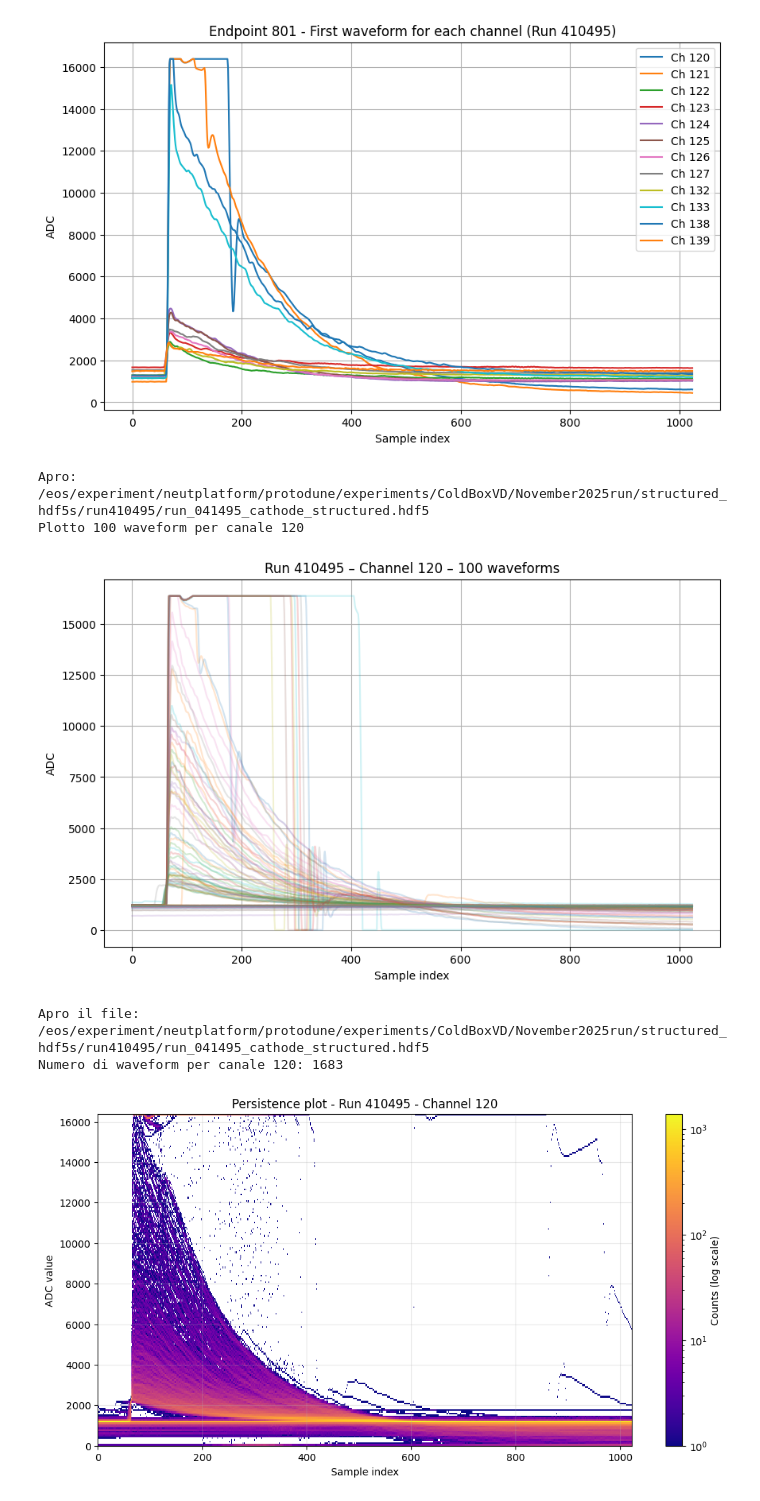
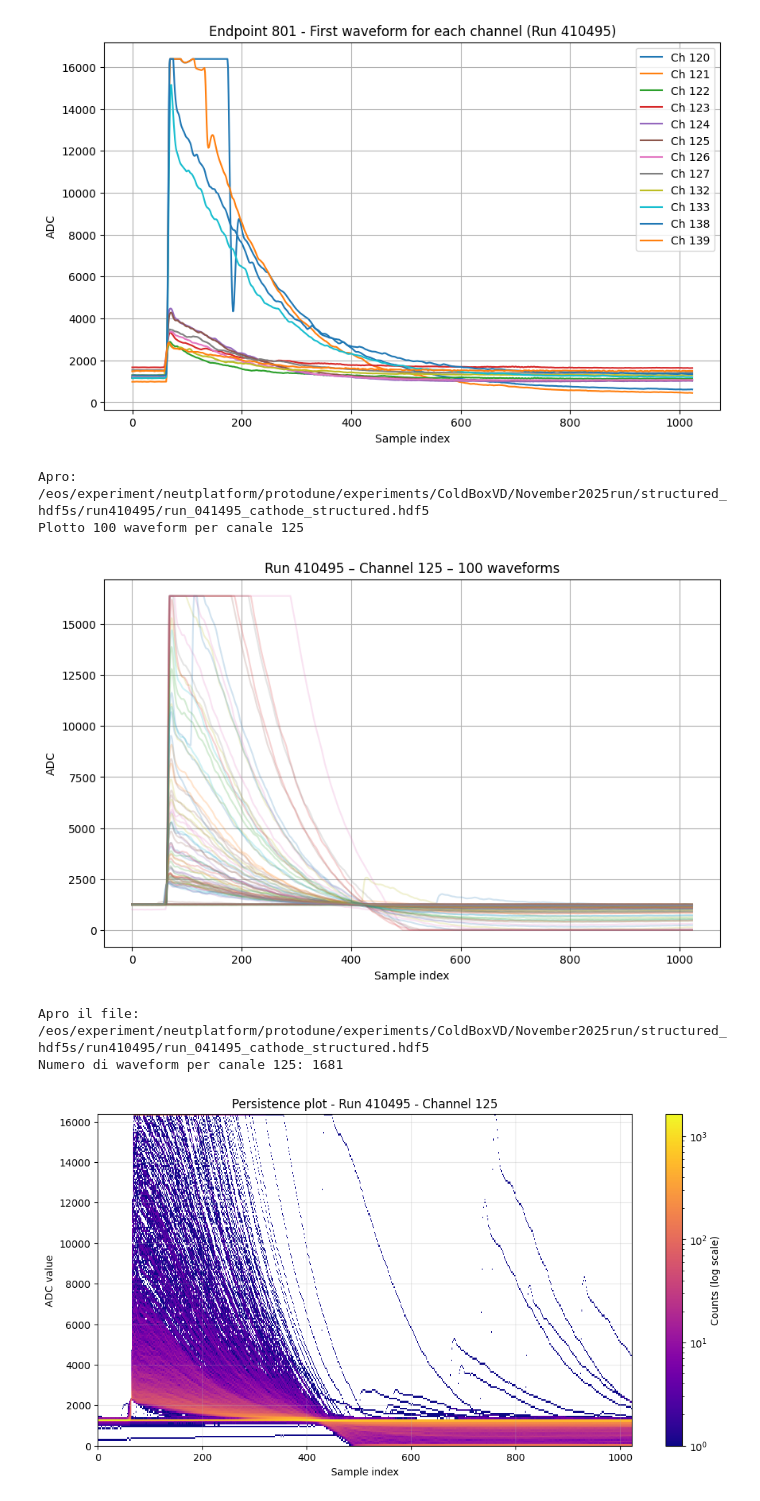
Before and after one commit to DUNE/waffles, a Jupyter notebook: src/waffles/coldboxVD/november_25/coldbox_DR.ipynb, the cells around one changed output. Saved outputs shown, nothing was run; the diff lists cells and outputs as text; code cells hidden in the pictures.

```diff
--- a/src/waffles/coldboxVD/november_25/coldbox_DR.ipynb
+++ b/src/waffles/coldboxVD/november_25/coldbox_DR.ipynb
@@ -183,11 +180,11 @@ def plot_100_waveforms_check(
     plt.grid(True)
     plt.show()
 
-plot_100_waveforms_check(410495, channel_to_plot=120)
+plot_100_waveforms_check(410495, channel_to_plot=125)
 # %% [output]
 Apro: /eos/experiment/neutplatform/protodune/experiments/ColdBoxVD/November2025run/structured_hdf5s/run410495/run_041495_cathode_structured.hdf5
-Plotto 100 waveform per canale 120
+Plotto 100 waveform per canale 125
-[figure, old version]
+[figure, new version]
 # %%
 import h5py
 import os
@@ -218,33 +215,33 @@ def plot_persistence(run_number, channel=120, base_path="/eos/experiment/neutpla
         mask = (channels == channel)
         adcs_channel = adcs[mask]
 
         n_waveforms = adcs_channel.shape[0]
         print(f"Numero di waveform per canale {channel}: {n_waveforms}")
         if n_waveforms == 0:
             print("Nessuna waveform trovata per questo canale.")
             return
 
         # Flatten per histogramma 2D
         x = np.tile(np.arange(adcs_channel.shape[1]), n_waveforms)
         y = adcs_channel.flatten()
 
         plt.figure(figsize=(12,6))
         plt.hist2d(
             x, y, bins=[adcs_channel.shape[1], 200],
             cmap='plasma', norm=LogNorm()  # colormap leggibile + scala log
         )
         cbar = plt.colorbar()
         cbar.set_label('Counts (log scale)')
 
         plt.xlabel('Sample index')
         plt.ylabel('ADC value')
         plt.title(f'Persistence plot - Run {run_number} - Channel {channel}')
         plt.grid(True, alpha=0.3)
         plt.show()
 
 # --- Esempio di uso ---
-plot_persistence(410495, channel=120)
+plot_persistence(410495, channel=125)
 # %% [output]
 Apro il file: /eos/experiment/neutplatform/protodune/experiments/ColdBoxVD/November2025run/structured_hdf5s/run410495/run_041495_cathode_structured.hdf5
-Numero di waveform per canale 120: 1683
+Numero di waveform per canale 125: 1681
-[figure, old version]
+[figure, new version]
```
Also changed, not shown: parts of 1 cell of this notebook, 2 other files.
